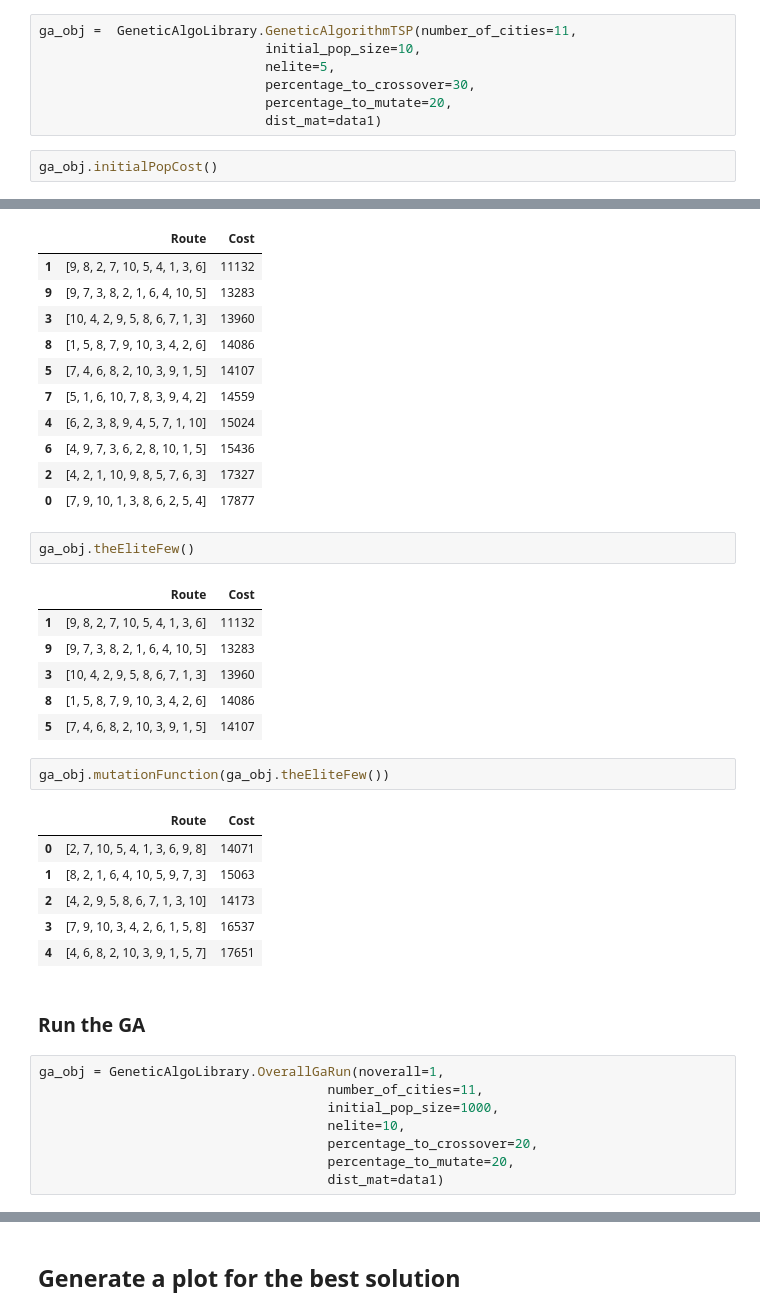
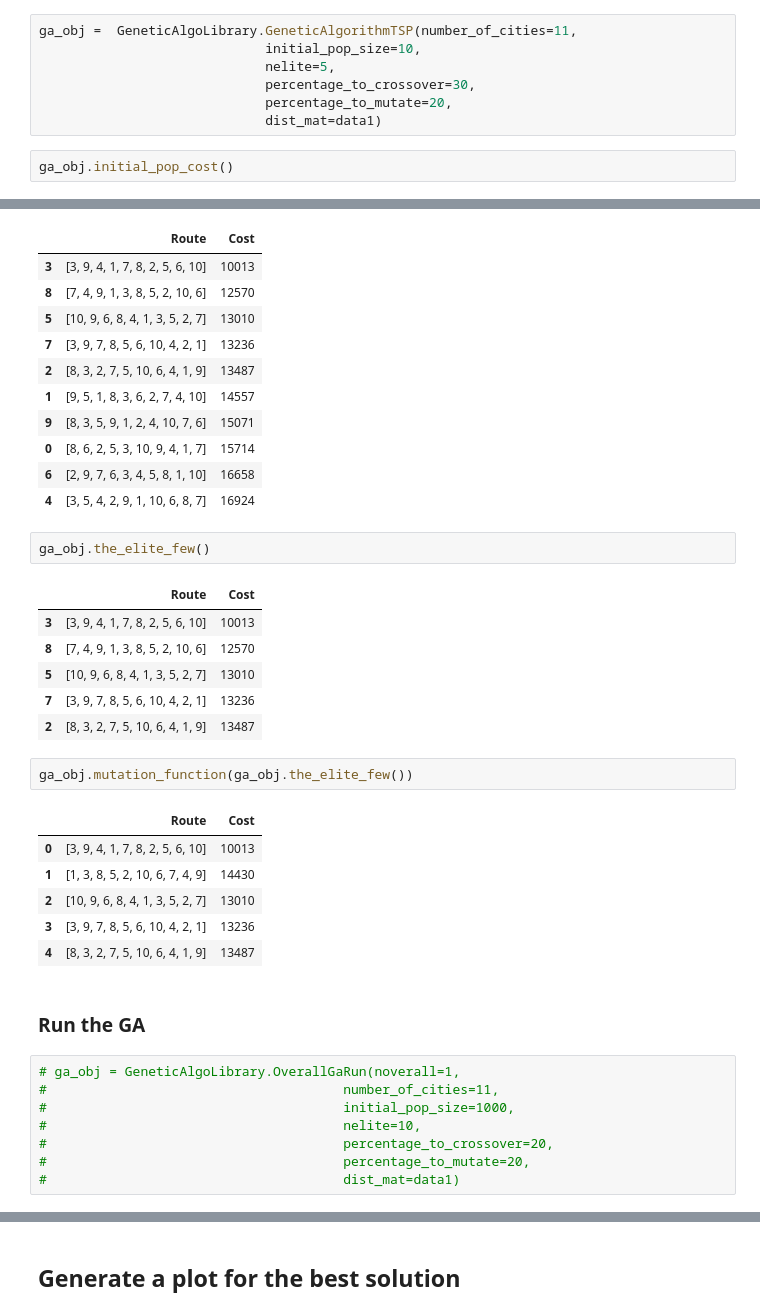
Before and after one commit to SCK22/GeneticAlgorithmTSP, a Jupyter notebook: sample.ipynb, the cells around one changed output, grey strips where cells are left out. Drawn from its saved outputs; the diff is of its cells as text.

```diff
--- a/sample.ipynb
+++ b/sample.ipynb
@@ -38,5 +40,5 @@ ga_obj =  GeneticAlgoLibrary.GeneticAlgorithmTSP(number_of_cities=11,
                              percentage_to_mutate=20,
                              dist_mat=data1)
 # %%
-ga_obj.initialPopCost()
+ga_obj.initial_pop_cost()
 # %% [output]
@@ -43,40 +49,40 @@ ga_obj.initialPopCost()
 |  | Route | Cost |
-| 1 | [9, 8, 2, 7, 10, 5, 4, 1, 3, 6] | 11132 |
-| 9 | [9, 7, 3, 8, 2, 1, 6, 4, 10, 5] | 13283 |
-| 3 | [10, 4, 2, 9, 5, 8, 6, 7, 1, 3] | 13960 |
-| 8 | [1, 5, 8, 7, 9, 10, 3, 4, 2, 6] | 14086 |
-| 5 | [7, 4, 6, 8, 2, 10, 3, 9, 1, 5] | 14107 |
-| 7 | [5, 1, 6, 10, 7, 8, 3, 9, 4, 2] | 14559 |
-| 4 | [6, 2, 3, 8, 9, 4, 5, 7, 1, 10] | 15024 |
-| 6 | [4, 9, 7, 3, 6, 2, 8, 10, 1, 5] | 15436 |
-| 2 | [4, 2, 1, 10, 9, 8, 5, 7, 6, 3] | 17327 |
-| 0 | [7, 9, 10, 1, 3, 8, 6, 2, 5, 4] | 17877 |
+| 3 | [3, 9, 4, 1, 7, 8, 2, 5, 6, 10] | 10013 |
+| 8 | [7, 4, 9, 1, 3, 8, 5, 2, 10, 6] | 12570 |
+| 5 | [10, 9, 6, 8, 4, 1, 3, 5, 2, 7] | 13010 |
+| 7 | [3, 9, 7, 8, 5, 6, 10, 4, 2, 1] | 13236 |
+| 2 | [8, 3, 2, 7, 5, 10, 6, 4, 1, 9] | 13487 |
+| 1 | [9, 5, 1, 8, 3, 6, 2, 7, 4, 10] | 14557 |
+| 9 | [8, 3, 5, 9, 1, 2, 4, 10, 7, 6] | 15071 |
+| 0 | [8, 6, 2, 5, 3, 10, 9, 4, 1, 7] | 15714 |
+| 6 | [2, 9, 7, 6, 3, 4, 5, 8, 1, 10] | 16658 |
+| 4 | [3, 5, 4, 2, 9, 1, 10, 6, 8, 7] | 16924 |
 # %%
-ga_obj.theEliteFew()
+ga_obj.the_elite_few()
 # %% [output]
 |  | Route | Cost |
-| 1 | [9, 8, 2, 7, 10, 5, 4, 1, 3, 6] | 11132 |
-| 9 | [9, 7, 3, 8, 2, 1, 6, 4, 10, 5] | 13283 |
-| 3 | [10, 4, 2, 9, 5, 8, 6, 7, 1, 3] | 13960 |
-| 8 | [1, 5, 8, 7, 9, 10, 3, 4, 2, 6] | 14086 |
-| 5 | [7, 4, 6, 8, 2, 10, 3, 9, 1, 5] | 14107 |
+| 3 | [3, 9, 4, 1, 7, 8, 2, 5, 6, 10] | 10013 |
+| 8 | [7, 4, 9, 1, 3, 8, 5, 2, 10, 6] | 12570 |
+| 5 | [10, 9, 6, 8, 4, 1, 3, 5, 2, 7] | 13010 |
+| 7 | [3, 9, 7, 8, 5, 6, 10, 4, 2, 1] | 13236 |
+| 2 | [8, 3, 2, 7, 5, 10, 6, 4, 1, 9] | 13487 |
 # %%
-ga_obj.mutationFunction(ga_obj.theEliteFew())
+ga_obj.mutation_function(ga_obj.the_elite_few())
 # %% [output]
 |  | Route | Cost |
-| 0 | [2, 7, 10, 5, 4, 1, 3, 6, 9, 8] | 14071 |
-| 1 | [8, 2, 1, 6, 4, 10, 5, 9, 7, 3] | 15063 |
-| 2 | [4, 2, 9, 5, 8, 6, 7, 1, 3, 10] | 14173 |
-| 3 | [7, 9, 10, 3, 4, 2, 6, 1, 5, 8] | 16537 |
-| 4 | [4, 6, 8, 2, 10, 3, 9, 1, 5, 7] | 17651 |
+| 0 | [3, 9, 4, 1, 7, 8, 2, 5, 6, 10] | 10013 |
+| 1 | [1, 3, 8, 5, 2, 10, 6, 7, 4, 9] | 14430 |
+| 2 | [10, 9, 6, 8, 4, 1, 3, 5, 2, 7] | 13010 |
+| 3 | [3, 9, 7, 8, 5, 6, 10, 4, 2, 1] | 13236 |
+| 4 | [8, 3, 2, 7, 5, 10, 6, 4, 1, 9] | 13487 |
 # %% [markdown]
 ### Run the GA
 # %%
-ga_obj = GeneticAlgoLibrary.OverallGaRun(noverall=1,
-                                     number_of_cities=11,
-                                     initial_pop_size=1000,
-                                     nelite=10,
-                                     percentage_to_crossover=20,
-                                     percentage_to_mutate=20,
-                                     dist_mat=data1)
+# ga_obj = GeneticAlgoLibrary.OverallGaRun(noverall=1,
+#                                      number_of_cities=11,
+#                                      initial_pop_size=1000,
+#                                      nelite=10,
+#                                      percentage_to_crossover=20,
+#                                      percentage_to_mutate=20,
+#                                      dist_mat=data1)
 # %%
```
Also changed, not shown: parts of 3 cells of this notebook, 2 other files.
